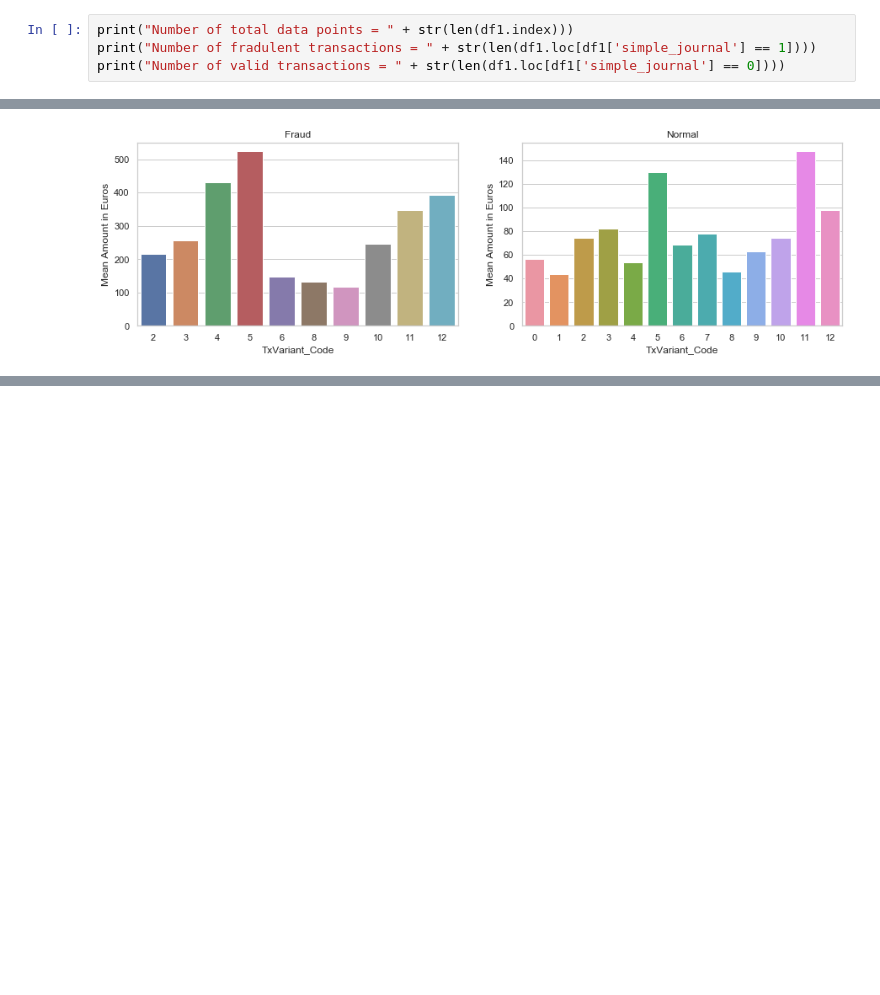
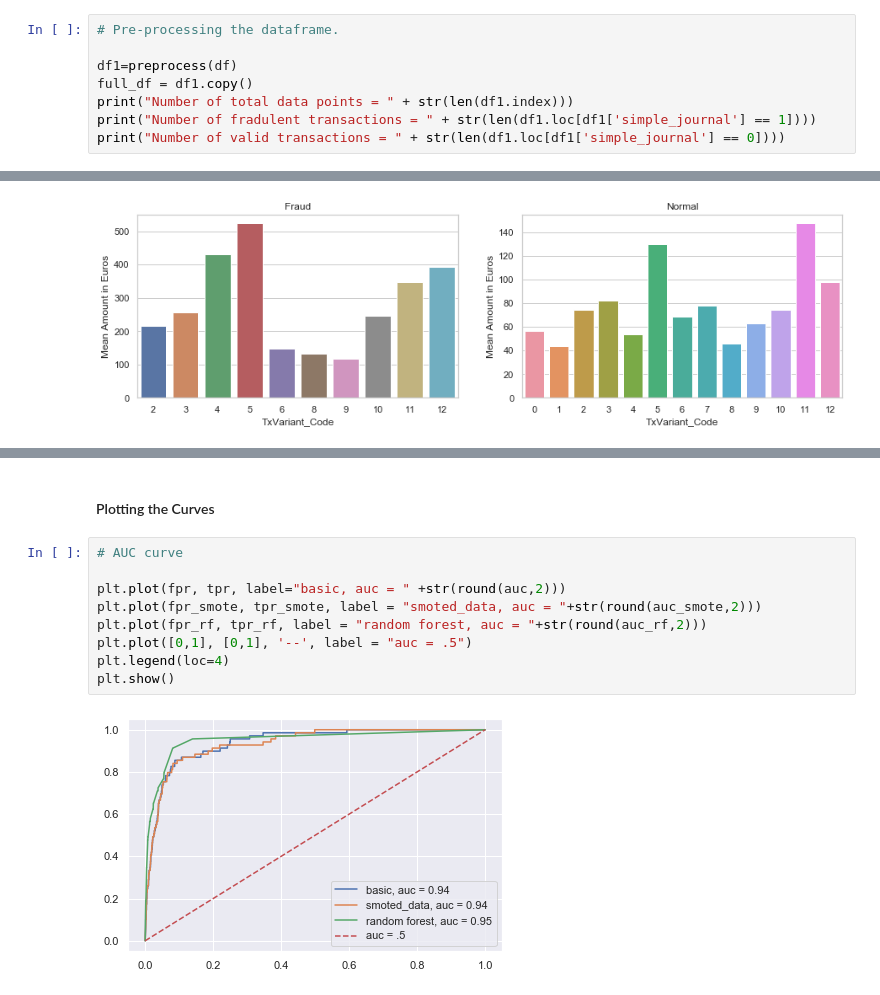
Before and after one commit to adityakunar/cda-2021, a Jupyter notebook: Assignment-1/Lab1_Master.ipynb, the cells around one changed output, grey strips where cells are left out. Cells and saved outputs as stored; diff of their text form; blank space fills up the shorter version.

```diff
--- a/Assignment-1/Lab1_Master.ipynb
+++ b/Assignment-1/Lab1_Master.ipynb
@@ -139,6 +137,10 @@ df1=preprocess(df1)
 # %% [markdown]
 ### Transaction Class distributions.
 # %%
+# Pre-processing the dataframe.
+
+df1=preprocess(df)
+full_df = df1.copy()
 print("Number of total data points = " + str(len(df1.index)))
 print("Number of fradulent transactions = " + str(len(df1.loc[df1['simple_journal'] == 1])))
 print("Number of valid transactions = " + str(len(df1.loc[df1['simple_journal'] == 0])))
@@ -316,0 +579,13 @@ plt.show()
+# %% [markdown]
+#### Plotting the Curves
+# %%
+# AUC curve
+
+plt.plot(fpr, tpr, label="basic, auc = " +str(round(auc,2)))
+plt.plot(fpr_smote, tpr_smote, label = "smoted_data, auc = "+str(round(auc_smote,2)))
+plt.plot(fpr_rf, tpr_rf, label = "random forest, auc = "+str(round(auc_rf,2)))
+plt.plot([0,1], [0,1], '--', label = "auc = .5")
+plt.legend(loc=4)
+plt.show()
+# %% [output]
+[figure, added]
```
Also changed, not shown: parts of 16 cells of this notebook.
